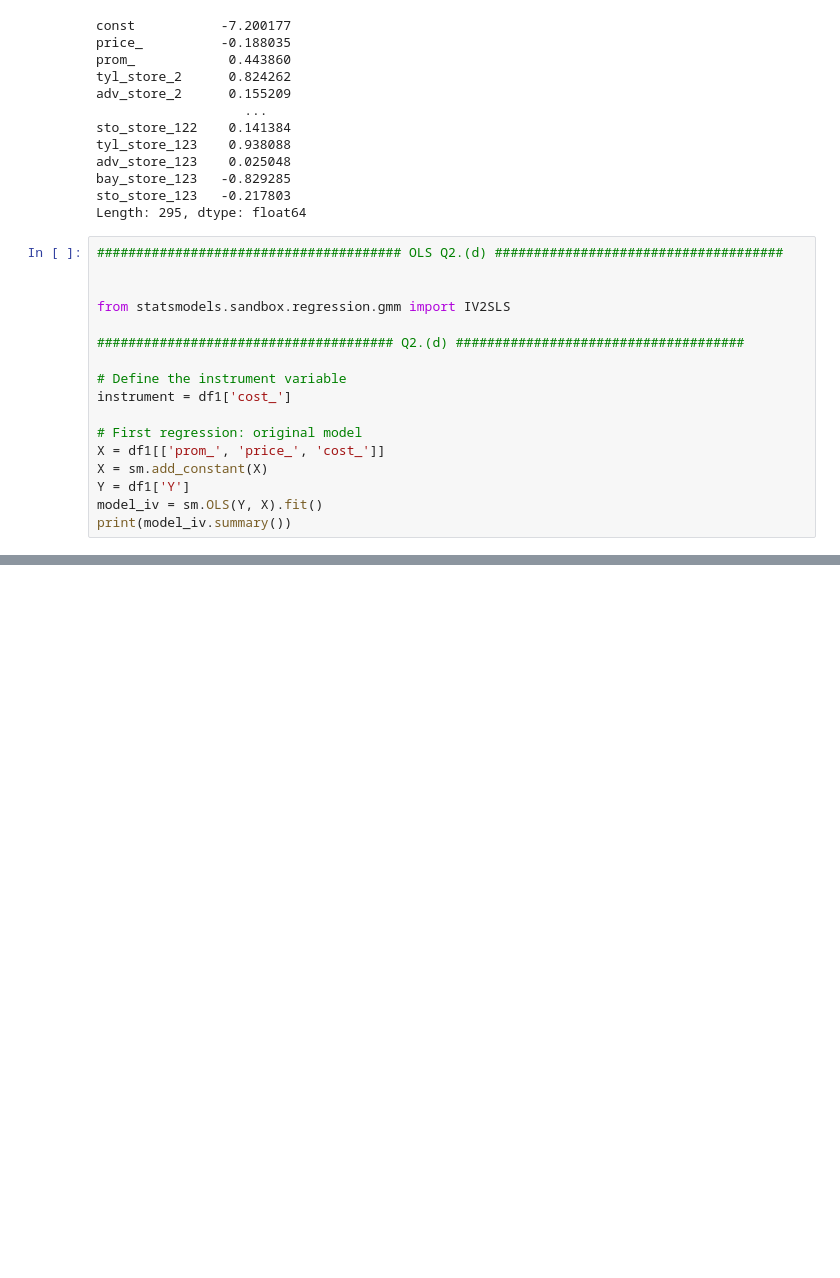
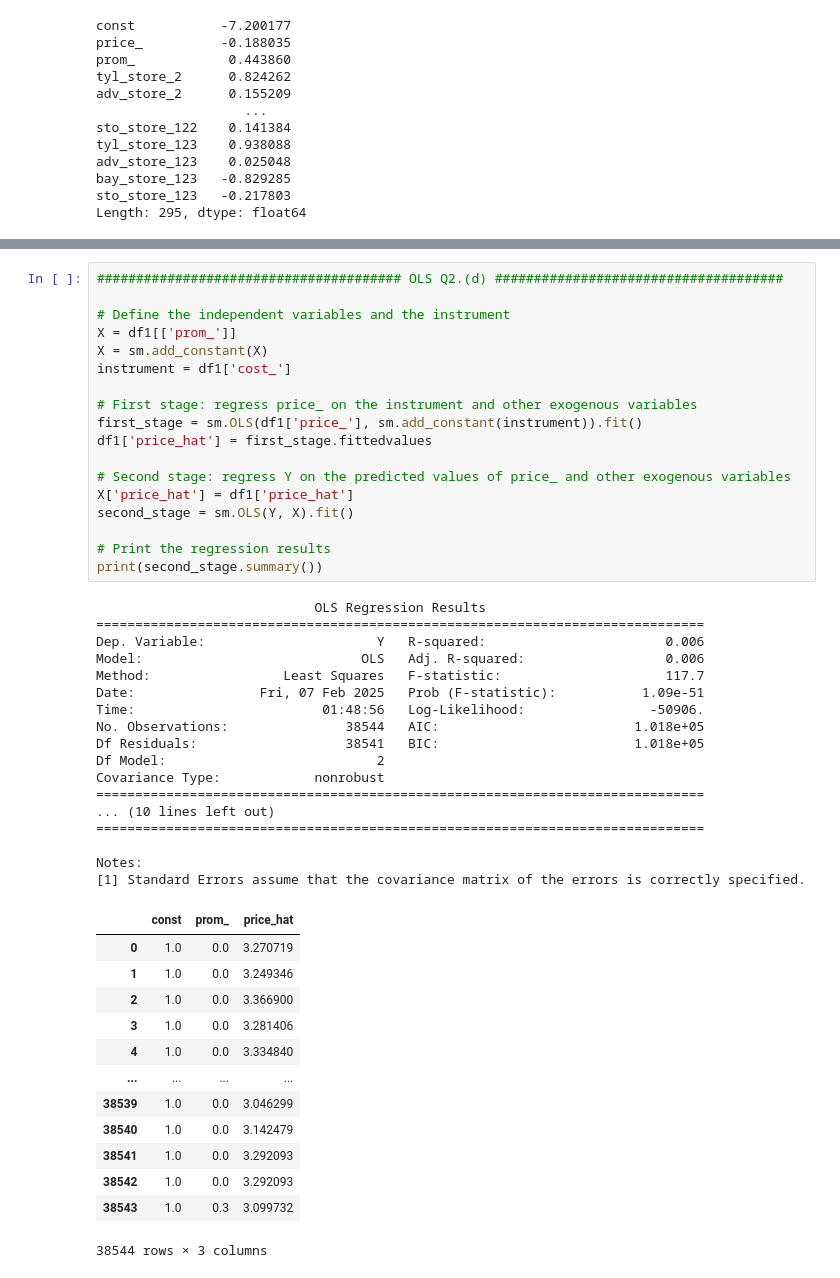
Before and after one commit to GuramL/IO-Assignment-1, a Jupyter notebook: Code.ipynb, the cells around one changed output, grey strips where cells are left out. Drawn from its saved outputs; the diff is of its cells as text; blank space fills up the shorter version.

Commit message:
instrumental variables with constants

```diff
--- a/Code.ipynb
+++ b/Code.ipynb
@@ -254,20 +254,3 @@ adv_store_123    0.025048
 bay_store_123   -0.829285
 sto_store_123   -0.217803
 Length: 295, dtype: float64
-# %%
-####################################### OLS Q2.(d) #####################################
-
-
-from statsmodels.sandbox.regression.gmm import IV2SLS
-
-###################################### Q2.(d) #####################################
-
-# Define the instrument variable
-instrument = df1['cost_']
-
-# First regression: original model
-X = df1[['prom_', 'price_', 'cost_']]
-X = sm.add_constant(X)
-Y = df1['Y']
-model_iv = sm.OLS(Y, X).fit()
-print(model_iv.summary())
@@ -292 +257,50 @@ Notes:
+# %%
+####################################### OLS Q2.(d) #####################################
+
+# Define the independent variables and the instrument
+X = df1[['prom_']]
+X = sm.add_constant(X)
+instrument = df1['cost_']
+
+# First stage: regress price_ on the instrument and other exogenous variables
+first_stage = sm.OLS(df1['price_'], sm.add_constant(instrument)).fit()
+df1['price_hat'] = first_stage.fittedvalues
+
+# Second stage: regress Y on the predicted values of price_ and other exogenous variables
+X['price_hat'] = df1['price_hat']
+second_stage = sm.OLS(Y, X).fit()
+
+# Print the regression results
+print(second_stage.summary())
+# %% [output]
+                            OLS Regression Results
+==============================================================================
+Dep. Variable:                      Y   R-squared:                       0.006
+Model:                            OLS   Adj. R-squared:                  0.006
+Method:                 Least Squares   F-statistic:                     117.7
+Date:                Fri, 07 Feb 2025   Prob (F-statistic):           1.09e-51
+Time:                        01:48:56   Log-Likelihood:                -50906.
+No. Observations:               38544   AIC:                         1.018e+05
+Df Residuals:                   38541   BIC:                         1.018e+05
+Df Model:                           2
+Covariance Type:            nonrobust
+==============================================================================
+... (10 lines left out)
+==============================================================================
+
+Notes:
+[1] Standard Errors assume that the covariance matrix of the errors is correctly specified.
+|  | const | prom_ | price_hat |
+| 0 | 1.0 | 0.0 | 3.270719 |
+| 1 | 1.0 | 0.0 | 3.249346 |
+| 2 | 1.0 | 0.0 | 3.366900 |
+| 3 | 1.0 | 0.0 | 3.281406 |
+| 4 | 1.0 | 0.0 | 3.334840 |
+| ... | ... | ... | ... |
+| 38539 | 1.0 | 0.0 | 3.046299 |
+| 38540 | 1.0 | 0.0 | 3.142479 |
+| 38541 | 1.0 | 0.0 | 3.292093 |
+| 38542 | 1.0 | 0.0 | 3.292093 |
+| 38543 | 1.0 | 0.3 | 3.099732 |
+38544 rows × 3 columns
 # %%
```
Also changed, not shown: parts of 4 cells of this notebook.
